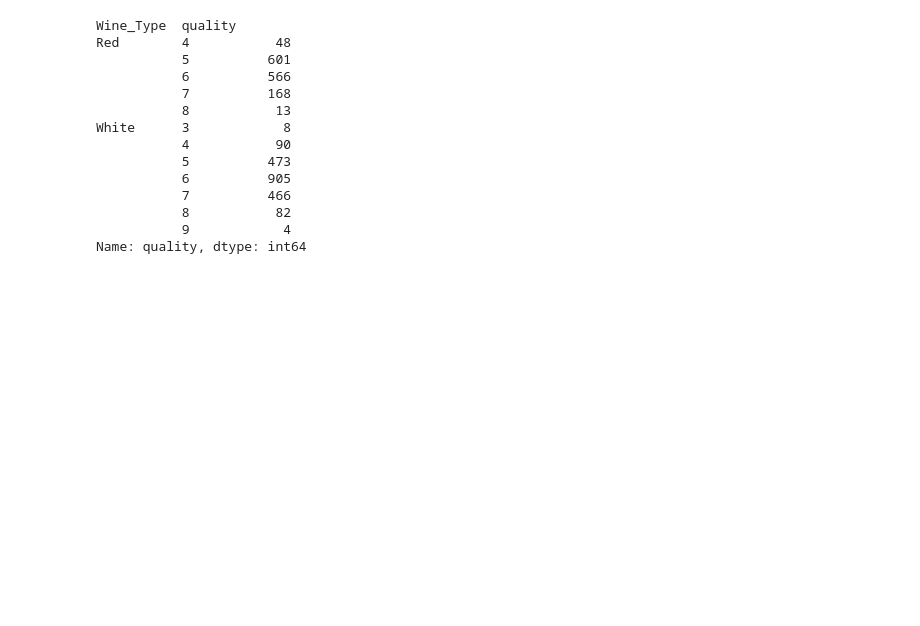
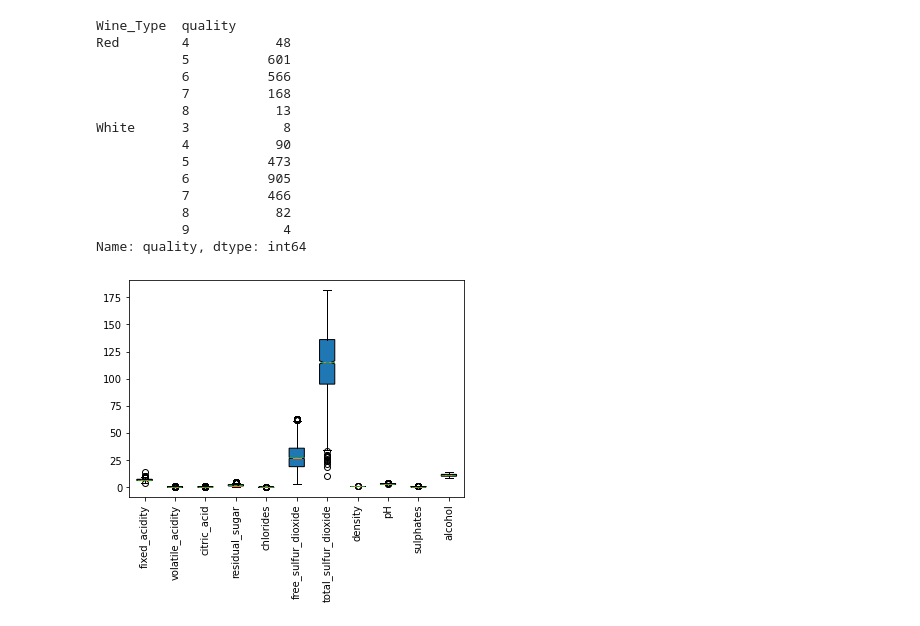
Before and after one commit to nmdollhopf/team1_wine_project, a Jupyter notebook: Wine_exploratory_analysis.ipynb, the cells around one changed output. Drawn from its saved outputs; the diff is of its cells as text; code cells hidden in the pictures; blank space fills up the shorter version.

Commit message:
iniital box plots

```diff
--- a/Wine_exploratory_analysis.ipynb
+++ b/Wine_exploratory_analysis.ipynb
@@ -460,3 +460,30 @@ White      3            8
            8           82
            9            4
 Name: quality, dtype: int64
+# %%
+#plot white wine parameters (in family dataset)
+
+
+fixed_acidity = IQR_White_Wine_Rename_df["fixed_acidity"]
+volatile_acidity = IQR_White_Wine_Rename_df["volatile_acidity"]
+citric_acid = IQR_White_Wine_Rename_df["citric_acid"]
+residual_sugar = IQR_White_Wine_Rename_df["residual_sugar"]
+chlorides = IQR_White_Wine_Rename_df["chlorides"]
+free_sulfur_dioxide = IQR_White_Wine_Rename_df["free_sulfur_dioxide"]
+total_sulfur_dioxide = IQR_White_Wine_Rename_df["total_sulfur_dioxide"]
+density = IQR_White_Wine_Rename_df["density"]
+pH = IQR_White_Wine_Rename_df["pH"]
+sulphates = IQR_White_Wine_Rename_df["sulphates"]
+alcohol = IQR_White_Wine_Rename_df["alcohol"]
+# %%
+# box plots
+
+fig, ax = plt.subplots()
+
+columns = [fixed_acidity,volatile_acidity,citric_acid,residual_sugar,chlorides, free_sulfur_dioxide, total_sulfur_dioxide, density,pH,sulphates,alcohol]
+ax.boxplot(columns,notch=True, patch_artist=True,meanline=True, showmeans=True)
+plt.xticks([1,2,3,4,5,6,7,8,9,10,11], ["fixed_acidity","volatile_acidity","citric_acid","residual_sugar","chlorides", "free_sulfur_dioxide", "total_sulfur_dioxide","density","pH","sulphates","alcohol"], rotation=90)
+
+plt.show()
+# %% [output]
+[figure, added]
```
Also changed, not shown: parts of 1 cell of this notebook.
